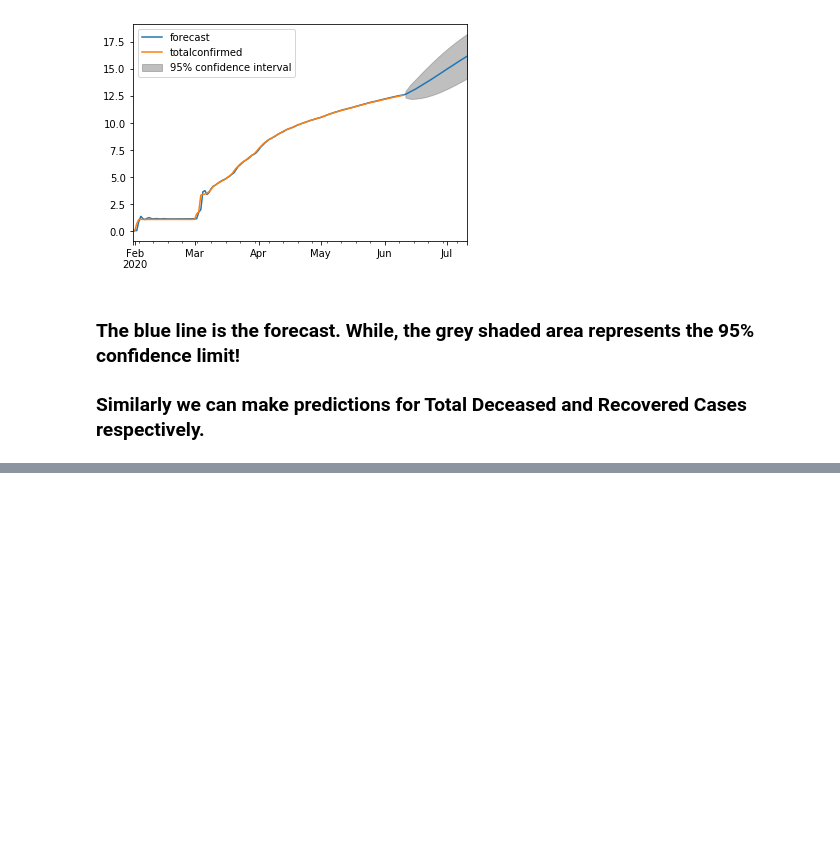
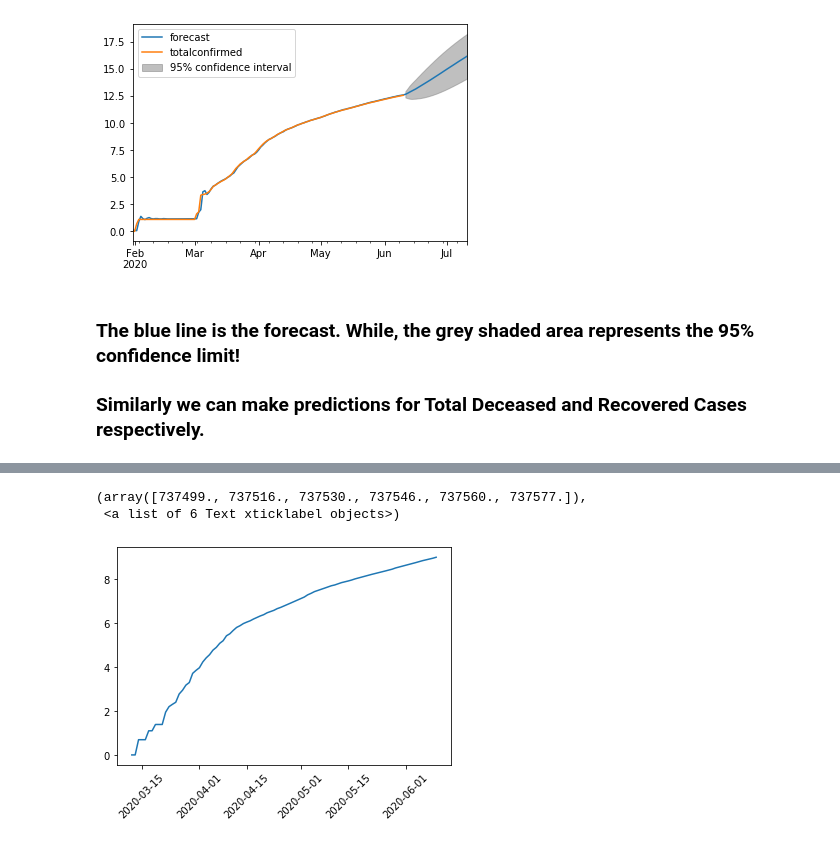
Before and after one commit to NikhilKP631197/ADG--ML-TASKS, a Jupyter notebook: Blog 1/ADG Blog Final!.ipynb, the cells around one changed output, grey strips where cells are left out. Cells and saved outputs as stored; diff of their text form; code cells hidden in the pictures; blank space fills up the shorter version.

```diff
--- a/Blog 1/ADG Blog Final!.ipynb
+++ b/Blog 1/ADG Blog Final!.ipynb
@@ -308,0 +327,8 @@ x = r_conf.forecast(steps = 30)
+# %%
+df_dec_log = np.log(df_dec)
+plt.plot(df_dec_log)
+plt.xticks(rotation = 45)
+# %% [output]
+(array([737499., 737516., 737530., 737546., 737560., 737577.]),
+ <a list of 6 Text xticklabel objects>)
+[figure, added]
```
Also changed, not shown: parts of 37 cells of this notebook.
